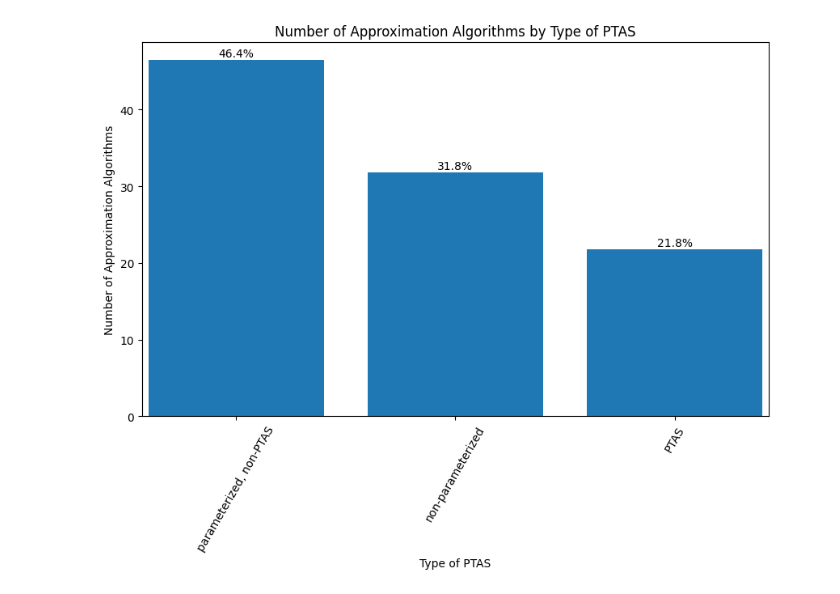
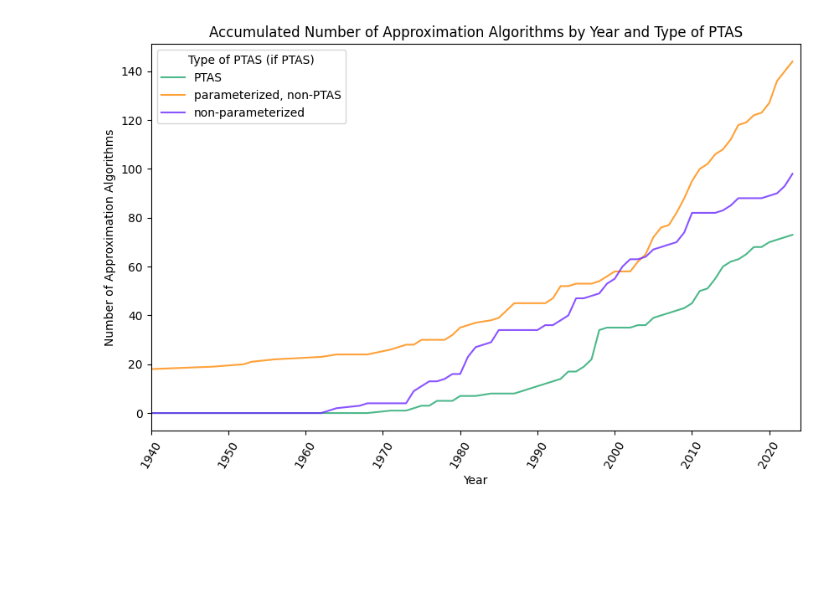
Before and after one commit to andrewlucasgs/approximation-algorithms, a Jupyter notebook: type_of_ptas PTAS merged.ipynb, the cells around one changed output. Saved outputs shown, nothing was run; the diff lists cells and outputs as text; code cells hidden in the pictures; blank space fills up the shorter version.

```diff
--- a/type_of_ptas PTAS merged.ipynb
+++ b/type_of_ptas PTAS merged.ipynb
@@ -48,6 +48,11 @@ approximation_algorithms = approximation_algorithms[approximation_algorithms['Pa
 approximation_algorithms = approximation_algorithms[approximation_algorithms['Quantum?'] != 1]
 approximation_algorithms = approximation_algorithms[approximation_algorithms['Quantum?'] != '1']
 
+# remove '?' from 'Type of PTAS (if PTAS)' column
+approximation_algorithms['Type of PTAS (if PTAS)'] = approximation_algorithms['Type of PTAS (if PTAS)'].str.replace('?', '')
+# trim leading and trailing whitespaces
+approximation_algorithms['Type of PTAS (if PTAS)'] = approximation_algorithms['Type of PTAS (if PTAS)'].str.strip()
+
 # if Type of PTAS (if PTAS) is  NaN and Parametrized Approximation? contains yes or yes?, then it is a "parameterized, non-PTAS" algorithm
 approximation_algorithms.loc[approximation_algorithms['Type of PTAS (if PTAS)'].isna() & approximation_algorithms['Parametrized Approximation?'].str.contains(
     'yes', case=False, na=False), 'Type of PTAS (if PTAS)'] = 'parameterized, non-PTAS'
@@ -57,9 +62,6 @@ approximation_algorithms.loc[approximation_algorithms['Type of PTAS (if PTAS)'].
     'no', case=False, na=False), 'Type of PTAS (if PTAS)'] = 'non-parameterized'
 
 
-approximation_algorithms['Type of PTAS (if PTAS)'] = approximation_algorithms['Type of PTAS (if PTAS)'].str.replace('?', '')
-
-
 #  merge all types of PTAS different ['FPTAS', 'FPRAS
 approximation_algorithms.loc[approximation_algorithms['Type of PTAS (if PTAS)'] == 'FPTAS', 'Type of PTAS (if PTAS)'] = 'PTAS'
 approximation_algorithms.loc[approximation_algorithms['Type of PTAS (if PTAS)'] == 'FPRAS', 'Type of PTAS (if PTAS)'] = 'PTAS'
@@ -67,6 +69,8 @@ approximation_algorithms.loc[approximation_algorithms['Type of PTAS (if PTAS)']
 approximation_algorithms.loc[approximation_algorithms['Type of PTAS (if PTAS)'] == 'PTAS', 'Type of PTAS (if PTAS)'] = 'PTAS'
 approximation_algorithms.loc[approximation_algorithms['Type of PTAS (if PTAS)'] == 'EPRAS', 'Type of PTAS (if PTAS)'] = 'PTAS'
 approximation_algorithms.loc[approximation_algorithms['Type of PTAS (if PTAS)'] == 'QPTAS', 'Type of PTAS (if PTAS)'] = 'PTAS'
+approximation_algorithms.loc[approximation_algorithms['Type of PTAS (if PTAS)'] == 'QPRAS', 'Type of PTAS (if PTAS)'] = 'PTAS'
+approximation_algorithms.loc[approximation_algorithms['Type of PTAS (if PTAS)'] == 'PRAS', 'Type of PTAS (if PTAS)'] = 'PTAS'
 
 
 
@@ -189,44 +311,33 @@ plt.show()
 # %%
-# Plot number of approximation algorithms by type of PTAS
+# Plot accumulated number of approximation algorithms by year
 data = approximation_algorithms.copy()
 
 
-# remove '?' from 'Type of PTAS (if PTAS)' column
-data['Type of PTAS (if PTAS)'] = data['Type of PTAS (if PTAS)'].str.replace('?', '')
-
-data = data.groupby(['Type of PTAS (if PTAS)']).size()
-
-# sort bars by count
-data = data.sort_values(ascending=False)
-
-# convert values to percentage
-data = data / data.sum() * 100
+data['Type of PTAS (if PTAS)'] = pd.Categorical(data['Type of PTAS (if PTAS)'], ['PTAS', 'parameterized, non-PTAS', 'non-parameterized'])
 
 
+ptas_type_count_per_year = data.groupby(['Year', 'Type of PTAS (if PTAS)']).size().unstack(fill_value=0)
 
+# accumulated number of each type of PTAS per year
+ptas_type_count_per_year = ptas_type_count_per_year.cumsum()
+
+colors = [
+    '#20a76ecc',
+    '#ff8a06cc',
+    '#6d29ffcc',
+]
 fig, ax = plt.subplots()
-bar_container = ax.bar(data.index, data.values)
+ptas_type_count_per_year.plot(kind='line', ax=ax , color=colors)
 # set figure size
 fig.set_size_inches(10, 6)
 plt.xticks(rotation=60)
+plt.xlim(1940, 2024)
 
 plt.margins(x=0.01)
 
-# add labels to bars with percentage and total count
-for i, v in enumerate(data.values):
-    ax.text(i, v + .1, str(round(v, 1)) + '%'
-            , ha='center', va='bottom')
-
-
-
-
-
-ax.set_xlabel('Type of PTAS')
-
+ax.set_xlabel('Year')
 ax.set_ylabel('Number of Approximation Algorithms')
-
-ax.set_title('Number of Approximation Algorithms by Type of PTAS')
-
+ax.set_title('Accumulated Number of Approximation Algorithms by Year and Type of PTAS')
 plt.show()
 # %% [output]
-[figure, old version]
+[figure, new version]
```
Also changed, not shown: parts of 12 cells of this notebook, 8 other files.
